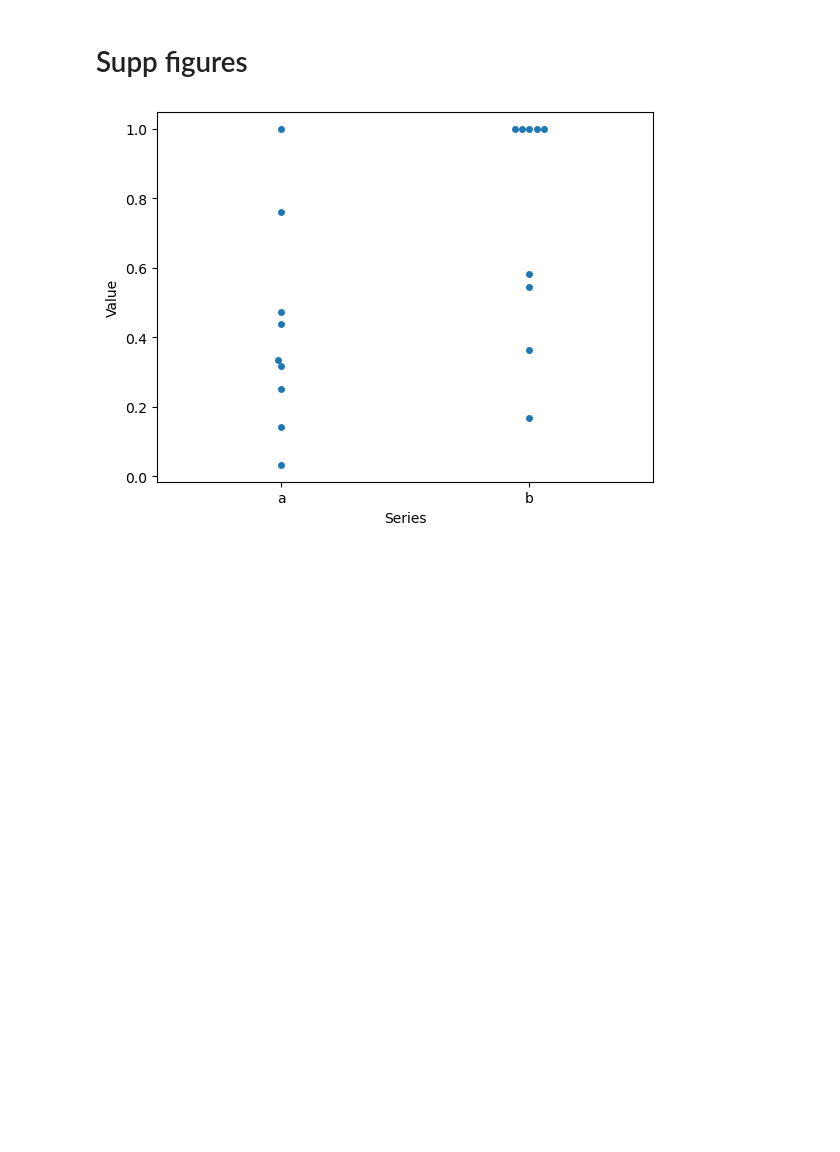
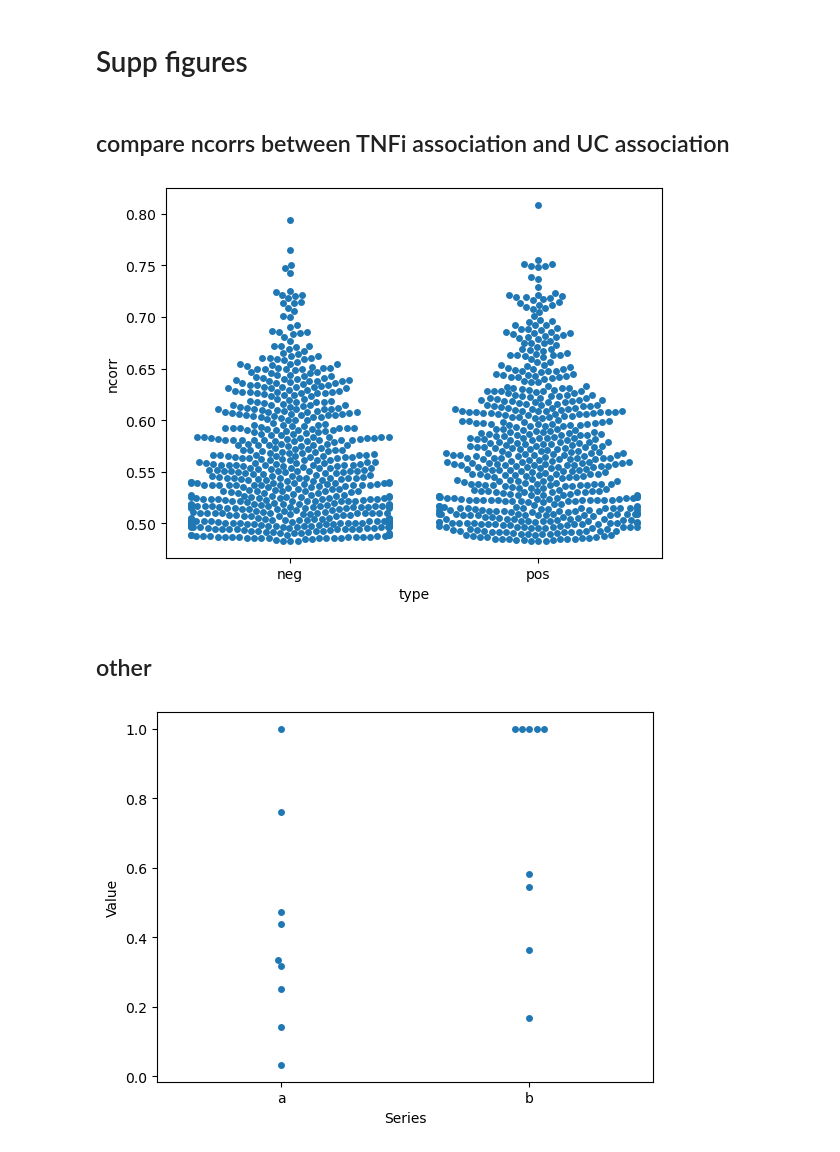
Before and after one commit to yakirr/vimapaper, a Jupyter notebook: UC/UC.3.makefigs.ipynb, the cells around one changed output. Cells and saved outputs as stored; diff of their text form; code cells hidden in the pictures; blank space fills up the shorter version.

```diff
--- a/UC/UC.3.makefigs.ipynb
+++ b/UC/UC.3.makefigs.ipynb
@@ -381,5 +416,21 @@ fig.show()
 # %% [markdown]
 # Supp figures
+# %% [markdown]
+## compare ncorrs between TNFi association and UC association
+# %%
+df = d_tnf.obs.copy()
+df['uc_ncorr_thresh'] = d.obs.ncorr_thresh
+# %%
+toplot = pd.DataFrame({
+    'type':['neg']*(df.ncorr_thresh<0).sum() + ['pos']*(df.ncorr_thresh > 0).sum(),
+    'ncorr':np.concatenate([df[df.ncorr_thresh<0].uc_ncorr_thresh.values, df[df.ncorr_thresh>0].uc_ncorr_thresh.values])
+})
+sns.swarmplot(x=toplot['type'], y=toplot.ncorr)
+plt.show()
+# %% [output]
+[figure, added]
+# %% [markdown]
+## other
 # %%
 # tnf response
 pheno = 'TNFand'
```
Also changed, not shown: parts of 10 cells of this notebook, 2 other files.
